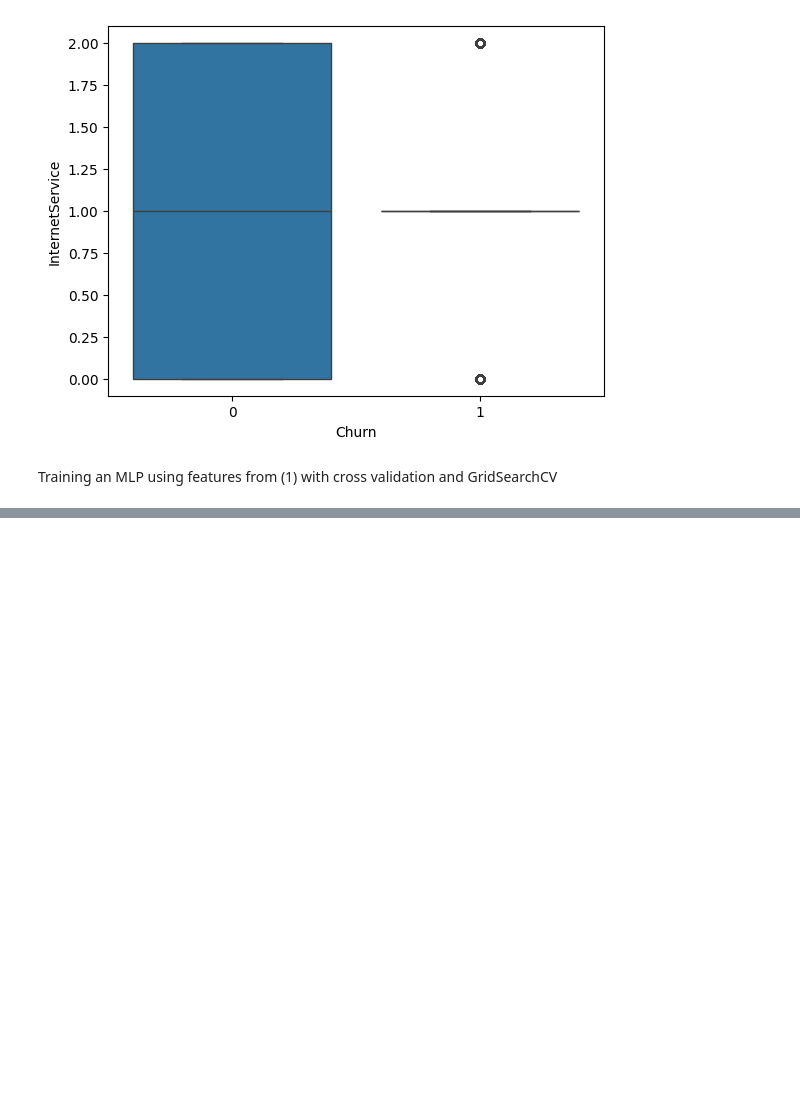
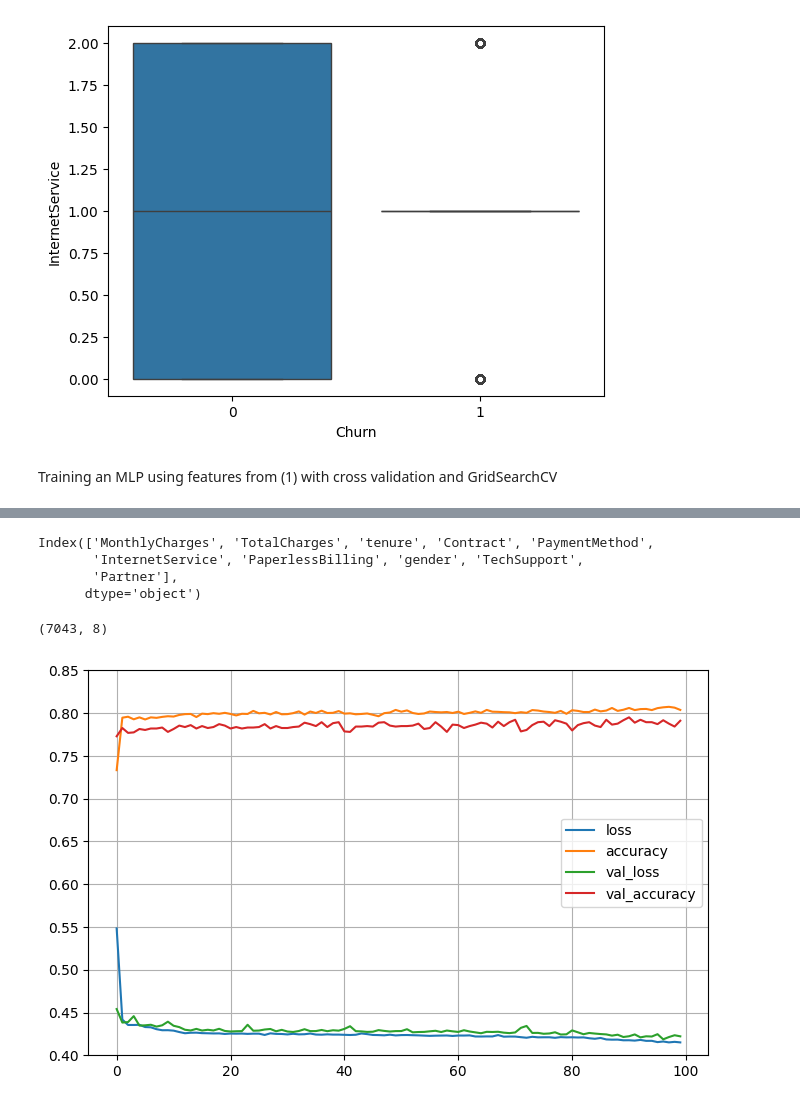
Before and after one commit to danielbyiringiro/78512025_Churning_Customers, a Jupyter notebook: note.ipynb, the cells around one changed output, grey strips where cells are left out. Saved outputs shown, nothing was run; the diff lists cells and outputs as text; code cells hidden in the pictures; blank space fills up the shorter version.

```diff
--- a/note.ipynb
+++ b/note.ipynb
@@ -506,0 +647,47 @@ grid_result = grid.fit(X_sm, y_sm)
+# %%
+X.columns
+# %% [output]
+Index(['MonthlyCharges', 'TotalCharges', 'tenure', 'Contract', 'PaymentMethod',
+       'InternetService', 'PaperlessBilling', 'gender', 'TechSupport',
+       'Partner'],
+      dtype='object')
+# %%
+# doing pca for dimensionality reduction to minimize multicollinearity
+
+from sklearn.decomposition import PCA
+
+pca = PCA(n_components=0.95)
+X_pca = pca.fit_transform(X)
+X_pca.shape
+# %% [output]
+(7043, 8)
+# %%
+# the number of features has been reduced to 8
+
+# split the data into train and test sets
+
+X_train, X_test, y_train, y_test = train_test_split(X_pca, y, stratify=y, random_state=42)
+
+# create the model
+
+input_layer = Input(shape=(X_pca.shape[1],))
+hidden_layer = Dense(128, activation='sigmoid')(input_layer)
+hidden_layer_2 = Dense(64, activation='sigmoid')(hidden_layer)
+hidden_layer_3 = Dense(32, activation='sigmoid')(hidden_layer_2)
+output_layer = Dense(1, activation='sigmoid')(hidden_layer_3)
+
+model = keras.Model(inputs=input_layer, outputs=output_layer)
+model.compile(optimizer='adam', loss='binary_crossentropy', metrics=['accuracy'])
+
+# fit the model
+
+history = model.fit(X_train, y_train, validation_data=(X_test, y_test), epochs=100, batch_size=21, verbose=0)
+# %%
+# plot the learning curves
+
+pd.DataFrame(history.history).plot(figsize=(8, 5))
+plt.grid(True)
+plt.gca().set_ylim(0.4, 0.85)
+plt.show()
+# %% [output]
+[figure, added]
```
Also changed, not shown: parts of 13 cells of this notebook, 4 other files.
